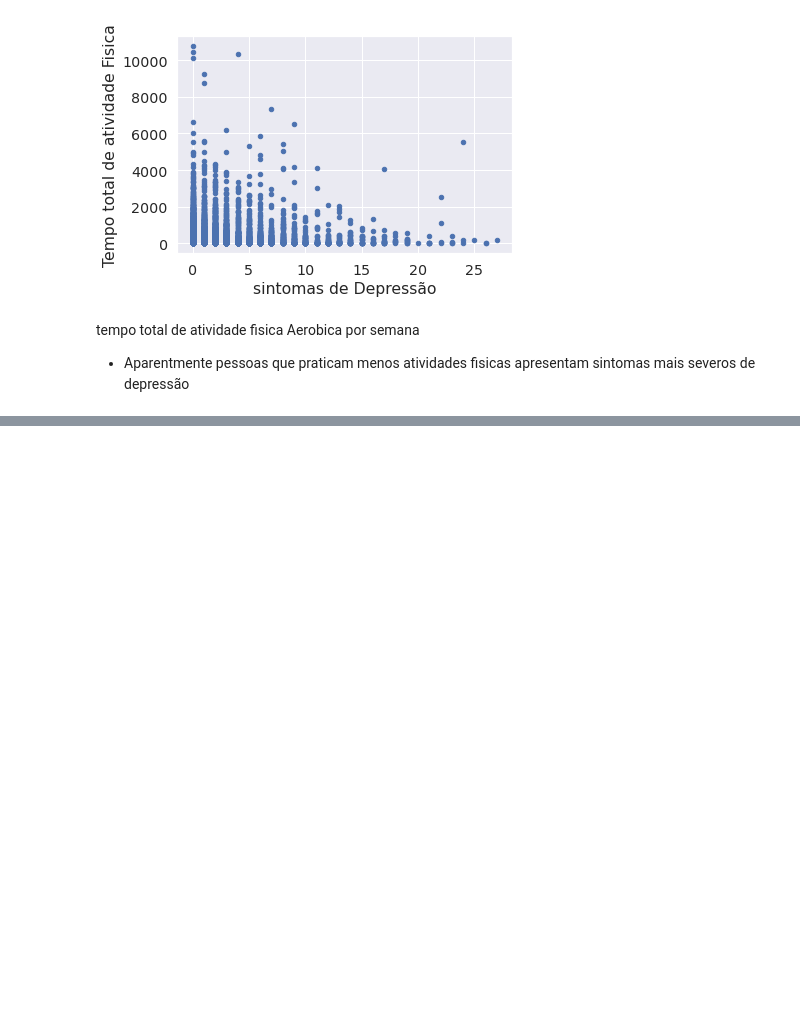
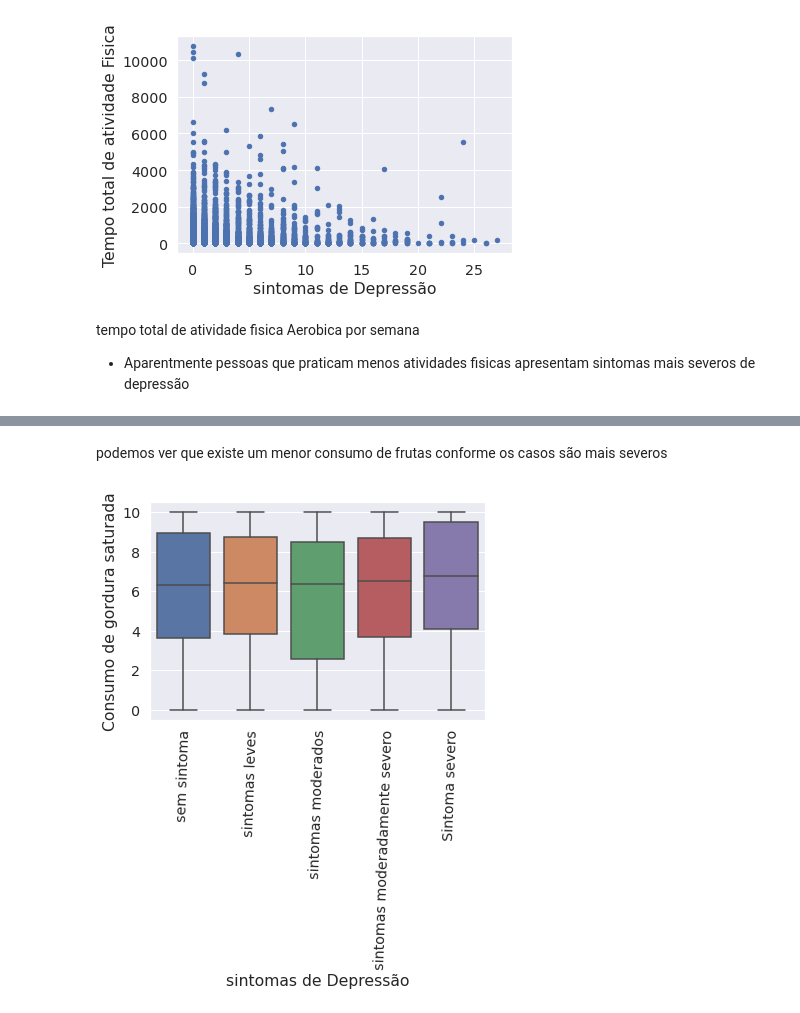
Before and after one commit to DionesGouvea/data-science-toolbox, a Jupyter notebook: Desafio_de_Inferência.ipynb, the cells around one changed output, grey strips where cells are left out. Drawn from its saved outputs; the diff is of its cells as text; code cells hidden in the pictures; blank space fills up the shorter version.

```diff
--- a/Desafio_de_Inferência.ipynb
+++ b/Desafio_de_Inferência.ipynb
@@ -336,0 +369,14 @@ tempo total de atividade fisica Aerobica por semana
+# %% [markdown]
+podemos ver que existe um menor consumo de frutas conforme os casos são mais severos
+# %%
+sns.boxplot(
+    data=df, # Dataframe utilizado
+    x='phq_grp', # Variável no eixo x
+    y='HEI2015C12_SFAT'
+)
+plt.xlabel('sintomas de Depressão')
+plt.ylabel('Consumo de gordura saturada')
+plt.xticks(rotation = 88)
+plt.show()
+# %% [output]
+[figure, added]
```
Also changed, not shown: parts of 5 cells of this notebook.
